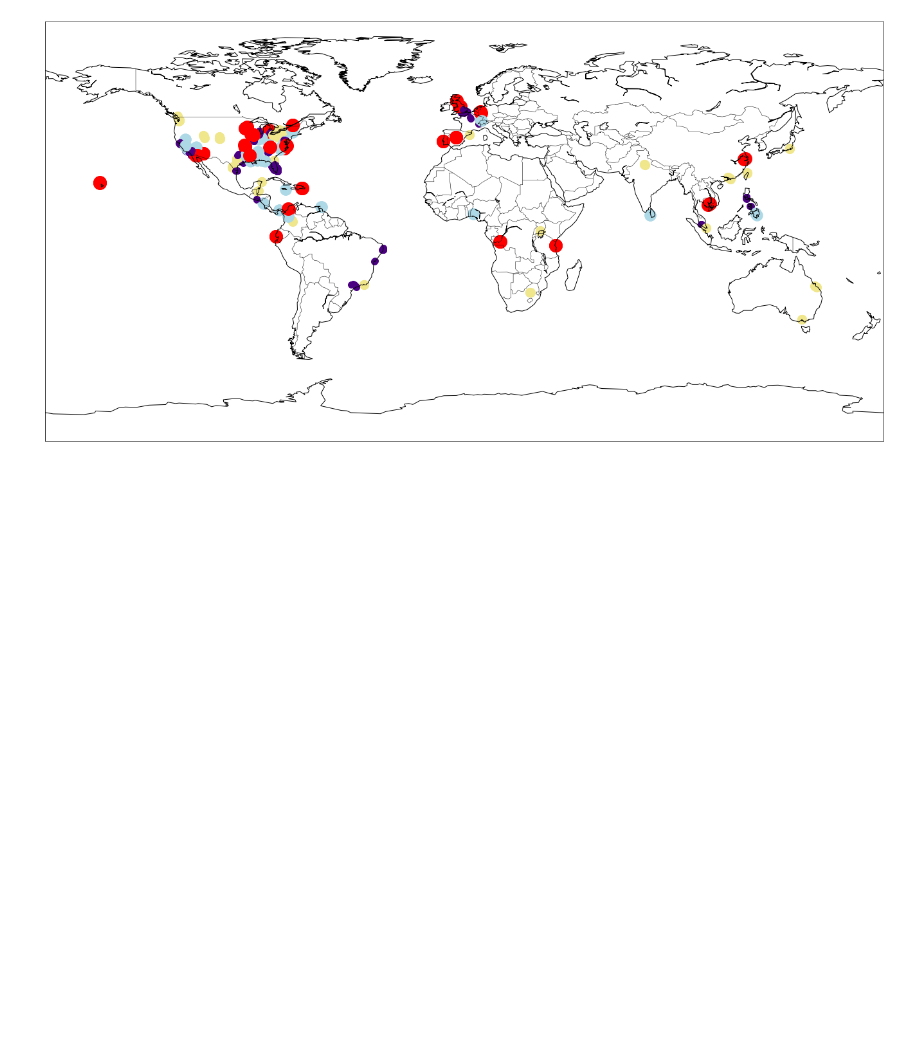
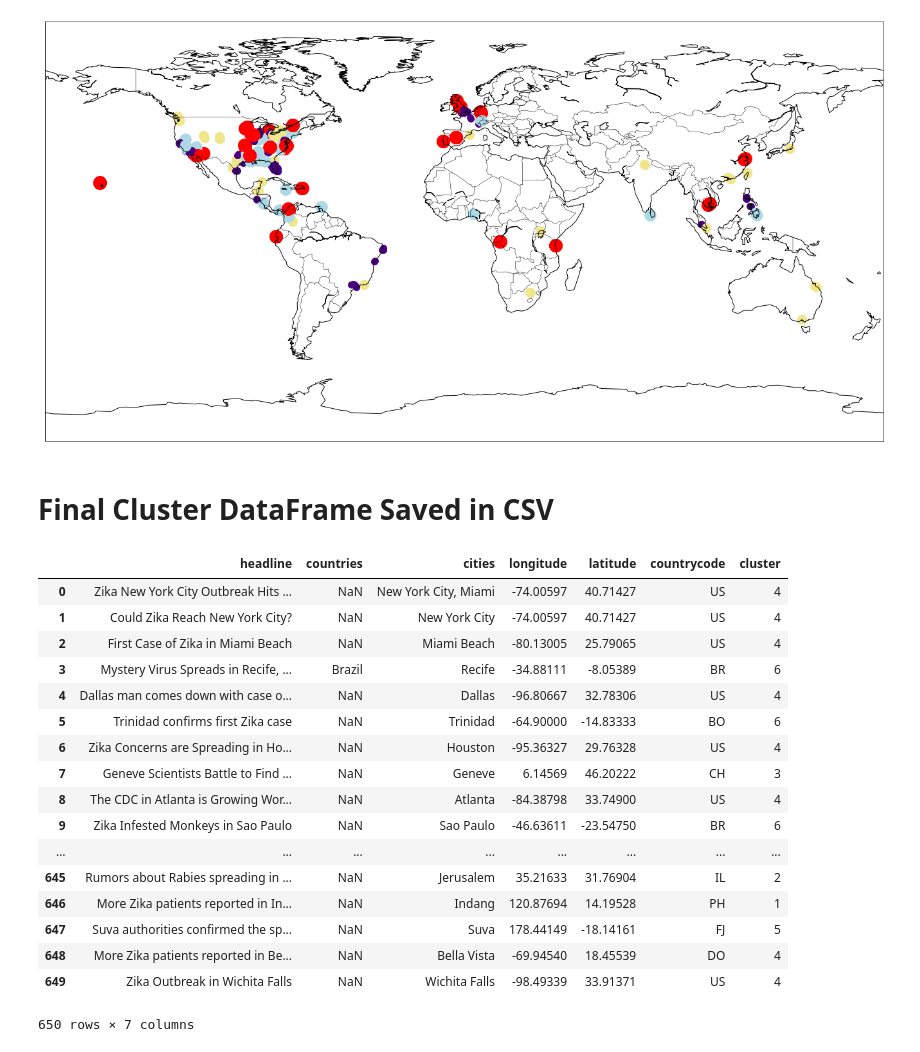
Before and after one commit to akumagamo/liveProjectSubmissions, a Jupyter notebook: Third Chapter.ipynb, the cells around one changed output. Drawn from its saved outputs; the diff is of its cells as text; code cells hidden in the pictures; blank space fills up the shorter version.

Commit message:
add 'cluster' column and saves Data to CSV

```diff
--- a/Third Chapter.ipynb
+++ b/Third Chapter.ipynb
@@ -196,3 +196,46 @@ map_plotter.drawcountries()
 plt.show()
 # %% [output]
 [figure]
+# %% [markdown]
+# Final Cluster DataFrame Saved in CSV
+# %%
+
+location_clusters = KMeans(7).fit_predict(locations)
+
+# print(np.array(locations)[np.array(locations)==[[ 18.45539, -69.9454 ]]])
+
+# print(data[["latitude","longitude"]])
+
+# print(location.indexdata[["latitude","longitude"]])
+
+#for idx, row in data.iterrows():
+#    print(row[["latitude","longitude"]].tolist())
+#    print(locations.index(row[["latitude","longitude"]].tolist()))
+
+# data["cluster"] =  [pd.np.NaN] * len(data["countrycode"])
+
+
+data["cluster"] = pd.Series([ location_clusters[locations.index(row[["latitude","longitude"]].tolist())] if not isinstance(row["countrycode"], float) else -1  for idx, row in data.iterrows()], dtype=int)
+
+data.to_csv(r'solution_3.csv', index=False)
+
+data
+# %% [output]
+|  | headline | countries | cities | longitude | latitude | countrycode | cluster |
+| 0 | Zika New York City Outbreak Hits ... | NaN | New York City, Miami | -74.00597 | 40.71427 | US | 4 |
+| 1 | Could Zika Reach New York City? | NaN | New York City | -74.00597 | 40.71427 | US | 4 |
+| 2 | First Case of Zika in Miami Beach | NaN | Miami Beach | -80.13005 | 25.79065 | US | 4 |
+| 3 | Mystery Virus Spreads in Recife, ... | Brazil | Recife | -34.88111 | -8.05389 | BR | 6 |
+| 4 | Dallas man comes down with case o... | NaN | Dallas | -96.80667 | 32.78306 | US | 4 |
+| 5 | Trinidad confirms first Zika case | NaN | Trinidad | -64.90000 | -14.83333 | BO | 6 |
+| 6 | Zika Concerns are Spreading in Ho... | NaN | Houston | -95.36327 | 29.76328 | US | 4 |
+| 7 | Geneve Scientists Battle to Find ... | NaN | Geneve | 6.14569 | 46.20222 | CH | 3 |
+| 8 | The CDC in Atlanta is Growing Wor... | NaN | Atlanta | -84.38798 | 33.74900 | US | 4 |
+| 9 | Zika Infested Monkeys in Sao Paulo | NaN | Sao Paulo | -46.63611 | -23.54750 | BR | 6 |
+| ... | ... | ... | ... | ... | ... | ... | ... |
+| 645 | Rumors about Rabies spreading in ... | NaN | Jerusalem | 35.21633 | 31.76904 | IL | 2 |
+| 646 | More Zika patients reported in In... | NaN | Indang | 120.87694 | 14.19528 | PH | 1 |
+| 647 | Suva authorities confirmed the sp... | NaN | Suva | 178.44149 | -18.14161 | FJ | 5 |
+| 648 | More Zika patients reported in Be... | NaN | Bella Vista | -69.94540 | 18.45539 | DO | 4 |
+| 649 | Zika Outbreak in Wichita Falls | NaN | Wichita Falls | -98.49339 | 33.91371 | US | 4 |
+650 rows × 7 columns
```
Also changed, not shown: parts of 5 cells of this notebook.
